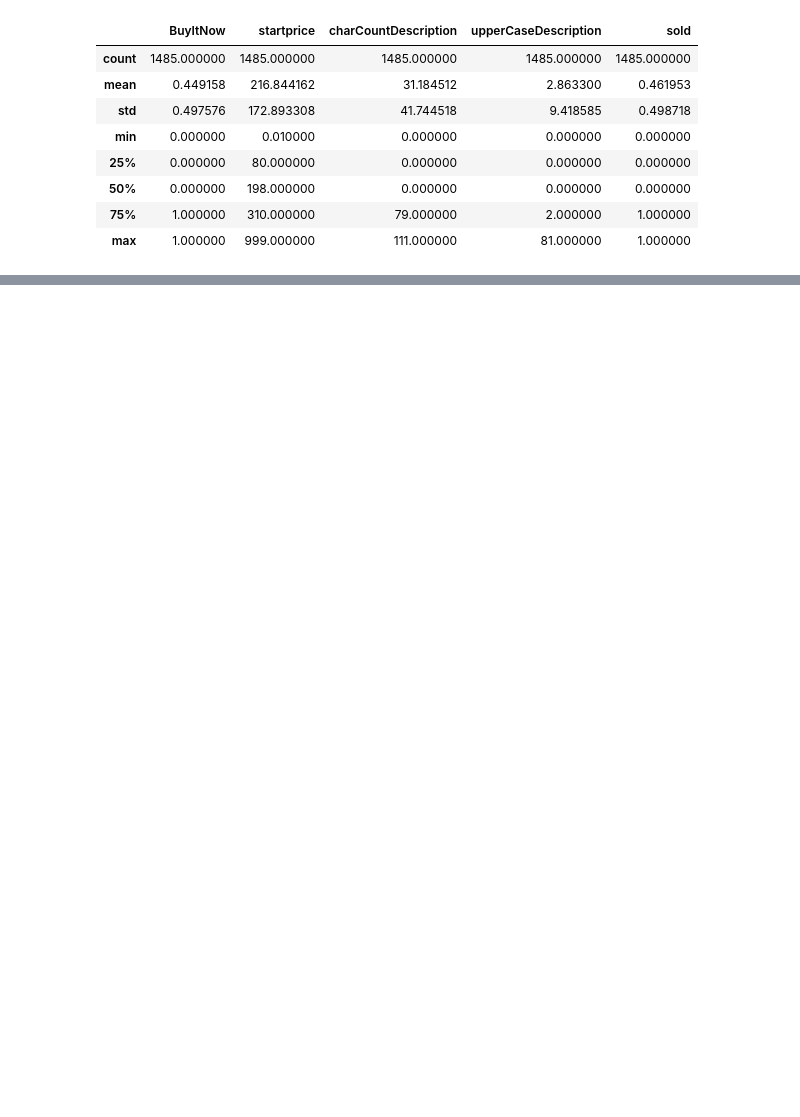
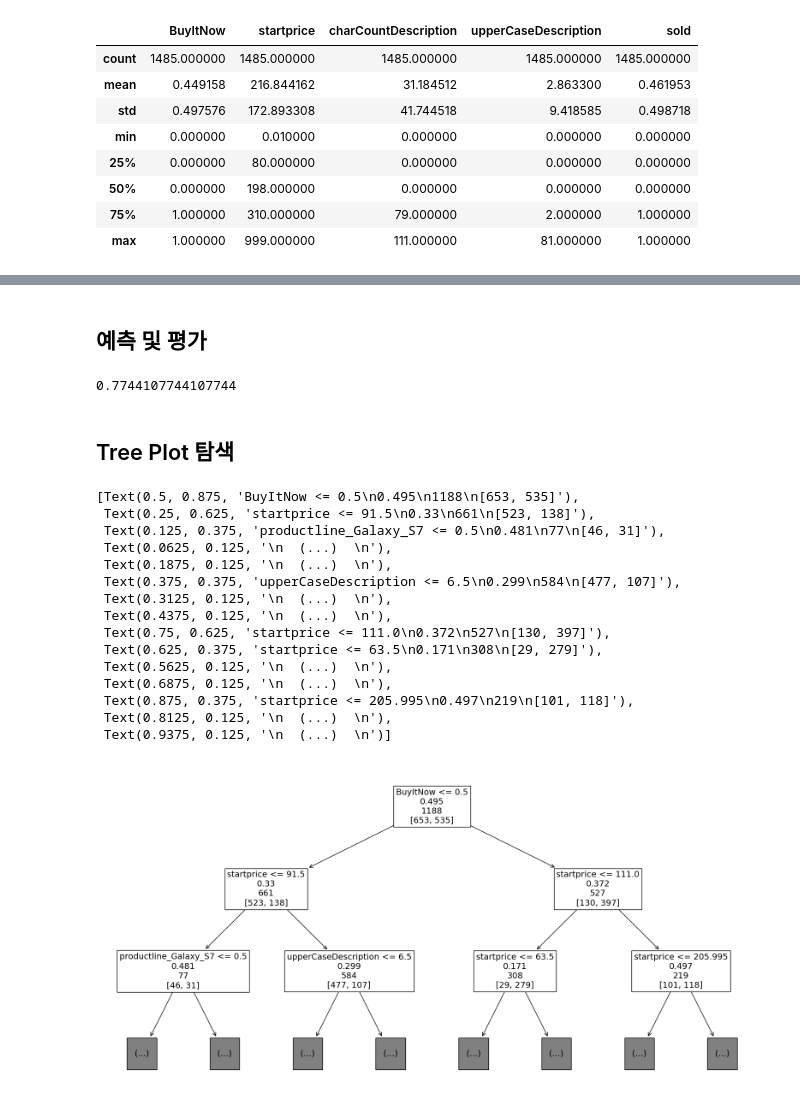
Before and after one commit to sngsuNoh/Ecommerce_Data, a Jupyter notebook: Purchasing_Factor.ipynb, the cells around one changed output, grey strips where cells are left out. Saved outputs shown, nothing was run; the diff lists cells and outputs as text; code cells hidden in the pictures; blank space fills up the shorter version.

```diff
--- a/Purchasing_Factor.ipynb
+++ b/Purchasing_Factor.ipynb
@@ -85,0 +142,3 @@ sns.boxplot(x='productline', y='startprice', data=data)
+# %%
+data = pd.get_dummies(data, columns = ['carrier', 'color', 'productline', 'noDescription'])
+data.head(2)
@@ -85,0 +154,5 @@ sns.boxplot(x='productline', y='startprice', data=data)
+# %%
+X = data.drop('sold', axis=1)
+y = data['sold']
+# %%
+X_train, X_test, y_train, y_test = train_test_split(X, y, test_size=0.2, random_state=1234)
@@ -85,0 +187,34 @@ sns.boxplot(x='productline', y='startprice', data=data)
+# %% [markdown]
+## 예측 및 평가
+# %%
+fmodel = DecisionTreeClassifier(max_depth=4)
+fmodel.fit(X_train, y_train)
+pred = fmodel.predict(X_test)
+# %%
+accuracy_score(y_test, pred)
+# %% [output]
+0.7744107744107744
+# %% [markdown]
+## Tree Plot 탐색
+# %%
+from sklearn.tree import plot_tree
+
+plt.figure(figsize=(20, 10))
+plot_tree(fmodel, feature_names=X_train.columns, label='none', max_depth=2, fontsize=14)
+# %% [output]
+[Text(0.5, 0.875, 'BuyItNow <= 0.5\n0.495\n1188\n[653, 535]'),
+ Text(0.25, 0.625, 'startprice <= 91.5\n0.33\n661\n[523, 138]'),
+ Text(0.125, 0.375, 'productline_Galaxy_S7 <= 0.5\n0.481\n77\n[46, 31]'),
+ Text(0.0625, 0.125, '\n  (...)  \n'),
+ Text(0.1875, 0.125, '\n  (...)  \n'),
+ Text(0.375, 0.375, 'upperCaseDescription <= 6.5\n0.299\n584\n[477, 107]'),
+ Text(0.3125, 0.125, '\n  (...)  \n'),
+ Text(0.4375, 0.125, '\n  (...)  \n'),
+ Text(0.75, 0.625, 'startprice <= 111.0\n0.372\n527\n[130, 397]'),
+ Text(0.625, 0.375, 'startprice <= 63.5\n0.171\n308\n[29, 279]'),
+ Text(0.5625, 0.125, '\n  (...)  \n'),
+ Text(0.6875, 0.125, '\n  (...)  \n'),
+ Text(0.875, 0.375, 'startprice <= 205.995\n0.497\n219\n[101, 118]'),
+ Text(0.8125, 0.125, '\n  (...)  \n'),
+ Text(0.9375, 0.125, '\n  (...)  \n')]
+[figure, added]
```
Also changed, not shown: parts of 24 cells of this notebook.
